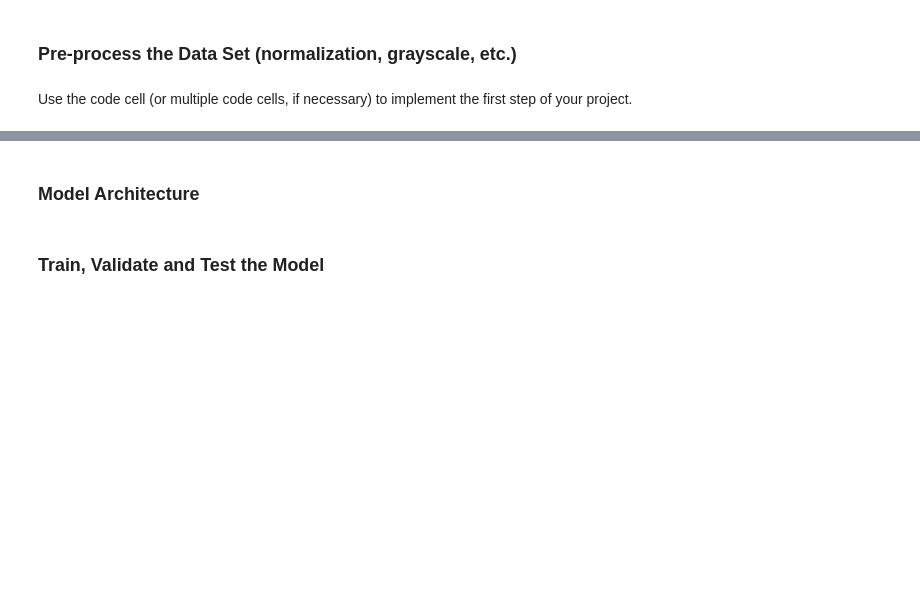
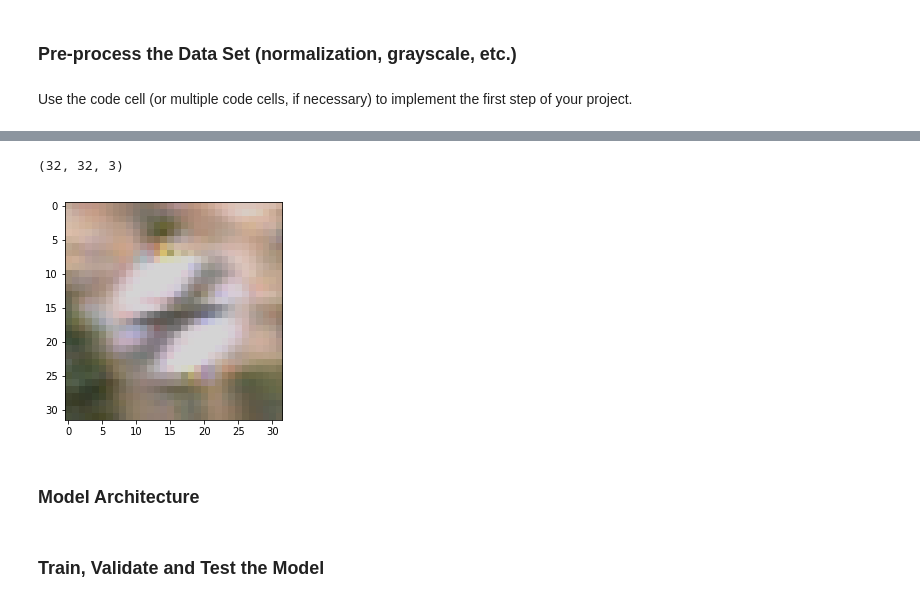
Before and after one commit to Walter1218/self_driving_car_ND, a Jupyter notebook: CarND-Traffic-Sign-Classifier-Project-2/Traffic_Sign_Classifier_.ipynb, the cells around one changed output, grey strips where cells are left out. Cells and saved outputs as stored; diff of their text form; code cells hidden in the pictures; blank space fills up the shorter version.

```diff
--- a/CarND-Traffic-Sign-Classifier-Project-2/Traffic_Sign_Classifier_.ipynb
+++ b/CarND-Traffic-Sign-Classifier-Project-2/Traffic_Sign_Classifier_.ipynb
@@ -322,0 +361,38 @@ features_test, labels_test = RandomizeData(features_test, labels_test)
+# %%
+import random
+def ColorJitterAug(img, brightness, contrast, saturation):
+    """Apply random brightness, contrast and saturation jitter in random order"""
+    coef = np.array([[[0.299, 0.587, 0.114]]])
+    if brightness > 0:
+        """Augumenter body"""
+        alpha = 1.0 + random.uniform(-brightness, brightness)
+        img *= alpha
+        img = np.clip(img, 0.,255.)
+
+    if contrast > 0:
+        """Augumenter body"""
+        alpha = 1.0 + random.uniform(-contrast, contrast)
+        gray = img*coef
+        gray = (3.0*(1.0-alpha)/gray.size)*np.sum(gray)
+        img *= alpha
+        img += gray
+        img = np.clip(img, 0.,255.)
+
+    if saturation > 0:
+        """Augumenter body"""
+        alpha = 1.0 + random.uniform(-saturation, saturation)
+        gray = img*coef
+        gray = np.sum(gray, axis=2, keepdims=True)
+        gray *= (1.0-alpha)
+        img *= alpha
+        img += gray
+        img = np.clip(img, 0.,255.)
+    return img
+# %%
+dis = ColorJitterAug(features_train[37], 1, 1, 1)
+#print(dis)
+plt.imshow(dis)
+print(dis.shape)
+# %% [output]
+(32, 32, 3)
+[figure, added]
```
Also changed, not shown: parts of 17 cells of this notebook.
